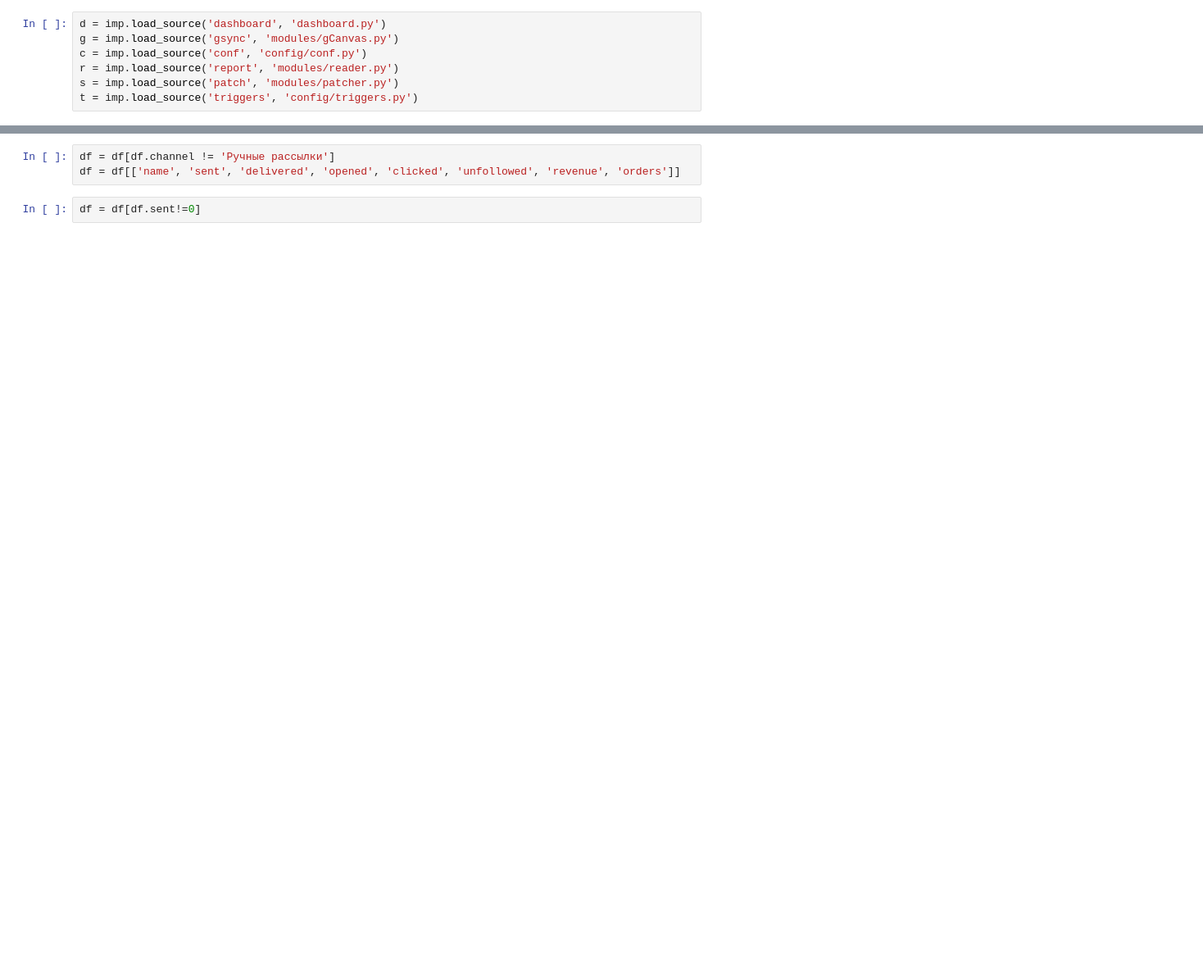
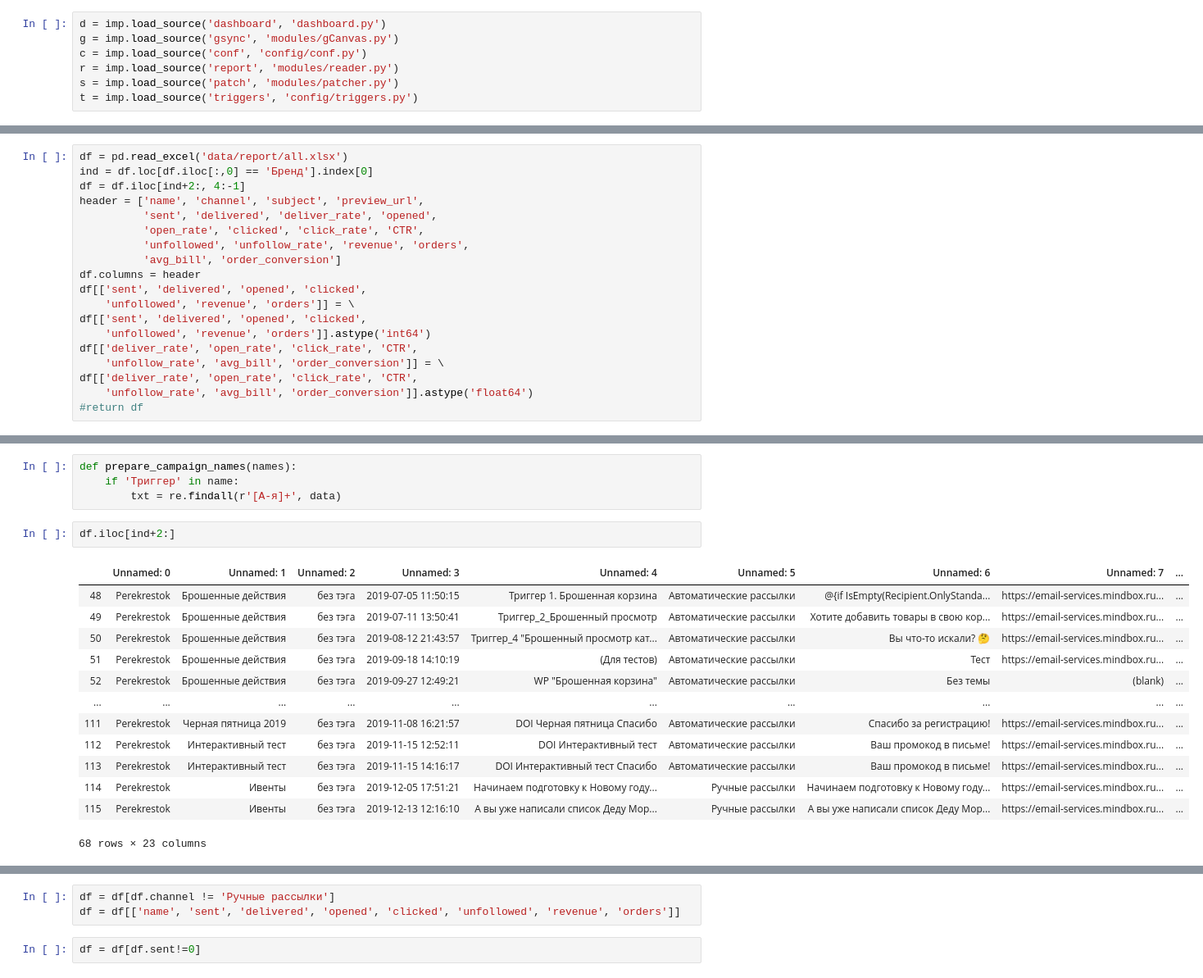
Before and after one commit to lithiferous/dashboard, a Jupyter notebook: test.ipynb, the cells around one changed output, grey strips where cells are left out. Shown at 82% size. Saved outputs shown, nothing was run; the diff lists cells and outputs as text; blank space fills up the shorter version.

```diff
--- a/test.ipynb
+++ b/test.ipynb
@@ -14,0 +126,19 @@ df = r.get_report('data/report.xlsx', 'Свод. данные (online)')
+# %%
+df = pd.read_excel('data/report/all.xlsx')
+ind = df.loc[df.iloc[:,0] == 'Бренд'].index[0]
+df = df.iloc[ind+2:, 4:-1]
+header = ['name', 'channel', 'subject', 'preview_url',
+          'sent', 'delivered', 'deliver_rate', 'opened',
+          'open_rate', 'clicked', 'click_rate', 'CTR',
+          'unfollowed', 'unfollow_rate', 'revenue', 'orders',
+          'avg_bill', 'order_conversion']
+df.columns = header
+df[['sent', 'delivered', 'opened', 'clicked',
+    'unfollowed', 'revenue', 'orders']] = \
+df[['sent', 'delivered', 'opened', 'clicked',
+    'unfollowed', 'revenue', 'orders']].astype('int64')
+df[['deliver_rate', 'open_rate', 'click_rate', 'CTR',
+    'unfollow_rate', 'avg_bill', 'order_conversion']] = \
+df[['deliver_rate', 'open_rate', 'click_rate', 'CTR',
+    'unfollow_rate', 'avg_bill', 'order_conversion']].astype('float64')
+#return df
@@ -14,0 +165,20 @@ df = r.get_report('data/report.xlsx', 'Свод. данные (online)')
+# %%
+def prepare_campaign_names(names):
+    if 'Триггер' in name:
+        txt = re.findall(r'[А-я]+', data)
+# %%
+df.iloc[ind+2:]
+# %% [output]
+|  | Unnamed: 0 | Unnamed: 1 | Unnamed: 2 | Unnamed: 3 | Unnamed: 4 | Unnamed: 5 | Unnamed: 6 | Unnamed: 7 | ... |
+| 48 | Perekrestok | Брошенные действия | без тэга | 2019-07-05 11:50:15 | Триггер 1. Брошенная корзина | Автоматические рассылки | @{if IsEmpty(Recipient.OnlyStanda... | https://email-services.mindbox.ru... | ... |
+| 49 | Perekrestok | Брошенные действия | без тэга | 2019-07-11 13:50:41 | Триггер_2_Брошенный просмотр | Автоматические рассылки | Хотите добавить товары в свою кор... | https://email-services.mindbox.ru... | ... |
+| 50 | Perekrestok | Брошенные действия | без тэга | 2019-08-12 21:43:57 | Триггер_4 "Брошенный просмотр кат... | Автоматические рассылки | Вы что-то искали? 🤔 | https://email-services.mindbox.ru... | ... |
+| 51 | Perekrestok | Брошенные действия | без тэга | 2019-09-18 14:10:19 | (Для тестов) | Автоматические рассылки | Тест | https://email-services.mindbox.ru... | ... |
+| 52 | Perekrestok | Брошенные действия | без тэга | 2019-09-27 12:49:21 | WP "Брошенная корзина" | Автоматические рассылки | Без темы | (blank) | ... |
+| ... | ... | ... | ... | ... | ... | ... | ... | ... | ... |
+| 111 | Perekrestok | Черная пятница 2019 | без тэга | 2019-11-08 16:21:57 | DOI Черная пятница Спасибо | Автоматические рассылки | Спасибо за регистрацию! | https://email-services.mindbox.ru... | ... |
+| 112 | Perekrestok | Интерактивный тест | без тэга | 2019-11-15 12:52:11 | DOI Интерактивный тест | Автоматические рассылки | Ваш промокод в письме! | https://email-services.mindbox.ru... | ... |
+| 113 | Perekrestok | Интерактивный тест | без тэга | 2019-11-15 14:16:17 | DOI Интерактивный тест Спасибо | Автоматические рассылки | Ваш промокод в письме! | https://email-services.mindbox.ru... | ... |
+| 114 | Perekrestok | Ивенты | без тэга | 2019-12-05 17:51:21 | Начинаем подготовку к Новому году... | Ручные рассылки | Начинаем подготовку к Новому году... | https://email-services.mindbox.ru... | ... |
+| 115 | Perekrestok | Ивенты | без тэга | 2019-12-13 12:16:10 | А вы уже написали список Деду Мор... | Ручные рассылки | А вы уже написали список Деду Мор... | https://email-services.mindbox.ru... | ... |
+68 rows × 23 columns
```
Also changed, not shown: parts of 33 cells of this notebook, 14 other files.
